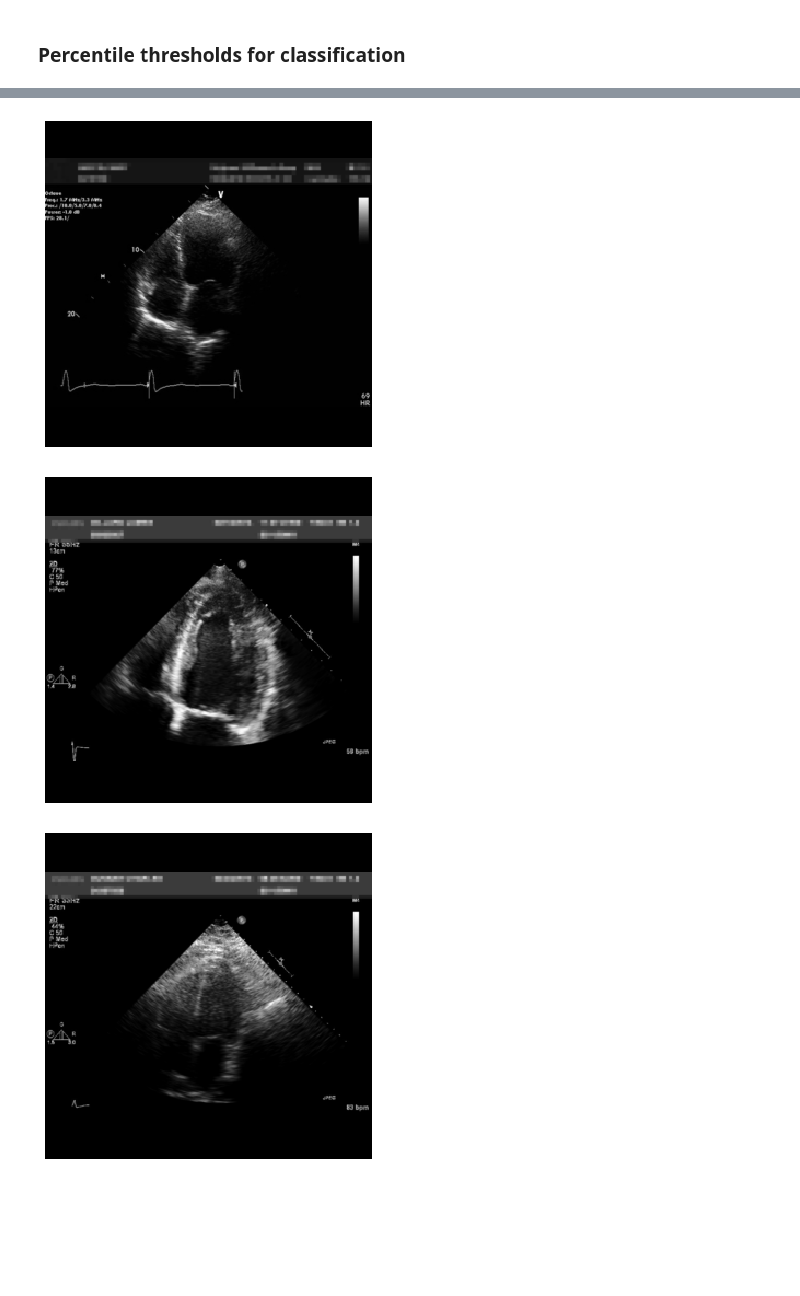
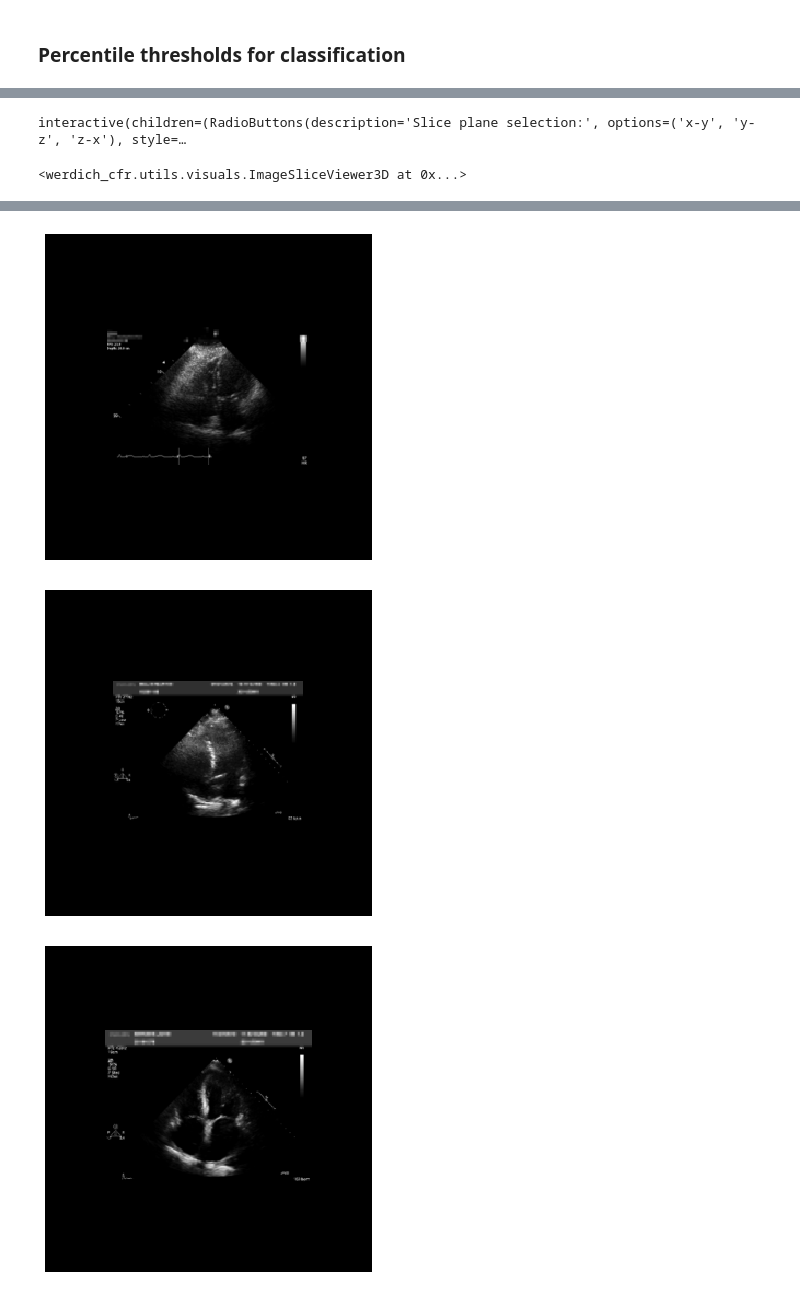
Before and after one commit to awerdich/werdich-cfr, a Jupyter notebook: notebooks/tfr_images.ipynb, the cells around one changed output, grey strips where cells are left out. Cells and saved outputs as stored; diff of their text form; code cells hidden in the pictures; blank space fills up the shorter version.

Commit message:
completed model for resized images.

```diff
--- a/notebooks/tfr_images.ipynb
+++ b/notebooks/tfr_images.ipynb
@@ -38,2 +155,13 @@ df.head(2)
 # %% [markdown]
 ### Percentile thresholds for classification ###
+# %%
+# TFR .parquet data files
+train_files = glob.glob(os.path.join(tfr_dir, 'cfr_resized_a4c_train_200208_*.parquet'))
+eval_files = glob.glob(os.path.join(tfr_dir, 'cfr_resized_a4c_eval_200208_*.parquet'))
+test_files = glob.glob(os.path.join(tfr_dir, 'cfr_resized_a4c_test_200208_*.parquet'))
+
+train_df = pd.concat([pd.read_parquet(file) for file in train_files])
+eval_df = pd.concat([pd.read_parquet(file) for file in eval_files])
+test_df = pd.concat([pd.read_parquet(file) for file in test_files])
+dset = pd.concat([train_df, eval_df, test_df], axis = 0, ignore_index=True).reset_index(drop=True)
+print(dset.shape)
@@ -120,0 +229,8 @@ Int64Index([  8006, 111988, 111732,  72466,  67016, 127810,  24840, 115236,  956
+# %%
+for out in dset.take(1):
+    output_batch = out
+
+
+# Output batch is a list of dictionaries [INPUT, OUTPUT]:
+print('Input keys: ', output_batch[0].keys())
+print('Output keys:', output_batch[1].keys())
@@ -121,21 +240,8 @@ Int64Index([  8006, 111988, 111732,  72466,  67016, 127810,  24840, 115236,  956
 # %%
-for out in ds.take(1):
-    output_batch = out
-
-
-# Output batch is a list of dictionaries [INPUT, OUTPUT]:
-print('Input keys: ', output_batch[0].keys())
-print('Output keys:', output_batch[1].keys())
-
 image_batch = output_batch[0]['video'].numpy()
 print('Video batch shape:', image_batch.shape)
 class_label_batch = output_batch[1]['class_output'].numpy()
 print('Class batch output shape:', class_label_batch.shape)
 cfr_batch = output_batch[1]['score_output'].numpy()
 print('CFR batch output shape:', cfr_batch.shape)
-record_batch = output_batch[2]['record'].numpy()
-print('Record:', record_batch)
-print('CFR', cfr_batch)
-
-df[df.index.isin(record_batch)]
 # %% [output]
@@ -206,9 +298,15 @@ color channels: [-0.41163805]
+# %%
+im_array = output_batch[0]['video'][3]
+im_array = np.moveaxis(np.squeeze(im_array), 0, -1)
+ImageSliceViewer3D(im_array)
+# %% [output]
+interactive(children=(RadioButtons(description='Slice plane selection:', options=('x-y', 'y-z', 'z-x'), style=…
+<werdich_cfr.utils.visuals.ImageSliceViewer3D at 0x...>
 # %%
 # Let's take a look at one of the videos
 # Pick a random sample from the batch
 frame = 5
-save_dir = os.path.join(cfr_data_root, 'proc_test', 'im_resize_pad')
-
+save_dir = os.path.join(cfr_data_root, 'proc_test', 'im_scaled_resize_pad')
 
 for sample in range(len(output_batch[0]['video'])):
     im_array = np.squeeze(output_batch[0]['video'][sample])
@@ -224,3 +322,3 @@ for sample in range(len(output_batch[0]['video'])):
-[figure, old version]
+[figure, new version]
-[figure, old version]
+[figure, new version]
-[figure, old version]
+[figure, new version]
```
Also changed, not shown: parts of 21 cells of this notebook, 12 other files.
